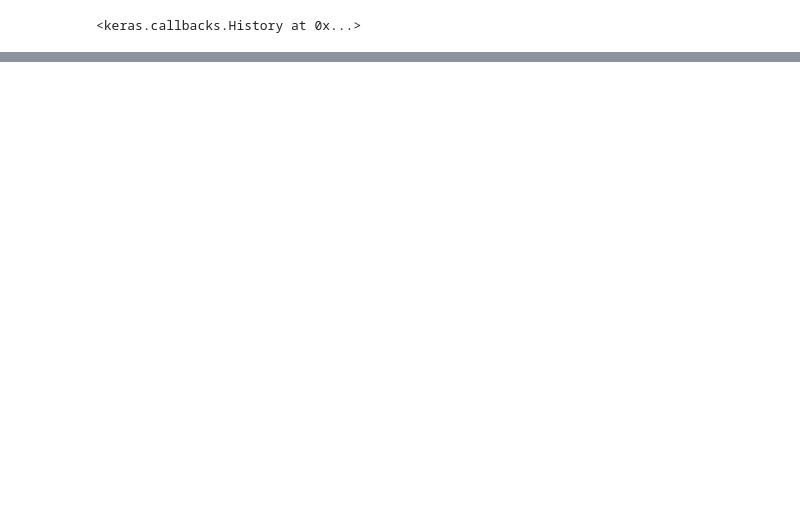
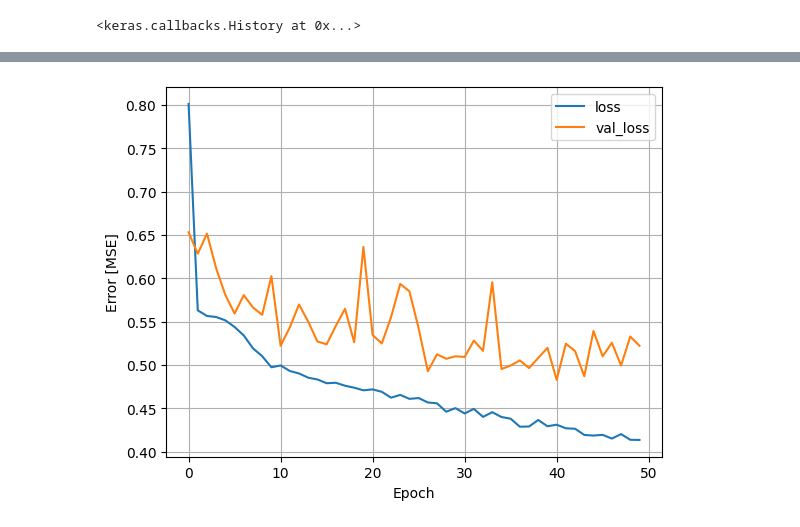
Before and after one commit to tenchipsofsalt/N-ELL-P, a Jupyter notebook: grammar.ipynb, the cells around one changed output, grey strips where cells are left out. Saved outputs shown, nothing was run; the diff lists cells and outputs as text; code cells hidden in the pictures; blank space fills up the shorter version.

```diff
--- a/grammar.ipynb
+++ b/grammar.ipynb
@@ -108,18 +109,21 @@ class EWiDense(tf.keras.layers.Layer):
         self.w1 = self.add_weight(
             shape=[self.embedding_size],
             initializer="ones",
-            trainable=True
+            trainable=True,
+            name='w1'
         )
         # print(tf.shape(self.w1))
         self.w2 = self.add_weight(
             shape=[self.embedding_size],
             initializer="ones",
-            trainable=True
+            trainable=True,
+            name='w2'
         )
         self.b1 = self.add_weight(
             shape=[self.embedding_size],
             initializer="zeros",
-            trainable=True
+            trainable=True,
+            name='b1'
         )
 
     def call(self, data):  # expected x of two embeddings of shape batch_size, seq_len, embedding_size
@@ -172,6 +176,7 @@ class GrammarModel(tf.keras.Model):
         # add encoding layers
         for i in range(self.num_layers):
             x = self.enc_layers[i](x)
+        x = self.dropout(x)
         x = self.pooling(x)
         x = self.layernorm(x)
         return self.dense(x)
@@ -182,13 +187,13 @@ def MCRMSE(y_true, y_pred):
     return tf.reduce_mean(tf.sqrt(mcrmse), axis=-1, keepdims=True)
 # %%
 def create_model():
-    num_layers = 6
+    num_layers = 2
     d_model = 64
     dff = 256
-    num_heads = 8
-    dropout_rate = 0.2
+    num_heads = 4
+    dropout_rate = 0.3
     model = GrammarModel(num_layers, d_model, num_heads, dff, max_text_len, np.array(list(text_vocab)), np.array(list(pos_vocab)), dropout_rate)
-    model.compile(optimizer=tf.keras.optimizers.Adam(1e-5, clipnorm=1), loss=MCRMSE, metrics=MCRMSE, run_eagerly=True)
+    model.compile(optimizer=tf.keras.optimizers.Adam(1e-5, clipnorm=1, amsgrad=True), loss=MCRMSE, metrics=MCRMSE, run_eagerly=True)
     return model
 # %%
 model = create_model()
@@ -232,7 +237,7 @@ _________________________________________________________________
 # import tensorflow as tf
 # print("Num GPUs Available: ", len(tf.config.list_physical_devices('GPU')))
 # %%
-checkpoint_filepath = 'tmp/checkpoint'
+checkpoint_filepath = 'checkpoints_final/'
 model_checkpoint_callback = tf.keras.callbacks.ModelCheckpoint(
     filepath=checkpoint_filepath,
     monitor="val_loss",
@@ -246,7 +251,7 @@ history = model.fit(
                     validation_data = (valid_df[['tokens', 'pos']], valid_df['grammar']),
                     steps_per_epoch= train_df.shape[0]//4,
                     batch_size = 4,
-                    epochs= 100,
+                    epochs= 50,
                     verbose = 1,
                     shuffle= True,
                     callbacks=[model_checkpoint_callback])
@@ -282,0 +313,9 @@ model(tf.expand_dims(tf.convert_to_tensor(train_df.iloc[0][['tokens', 'pos']]),
+# %%
+plt.plot(history.history['loss'], label='loss')
+plt.plot(history.history['val_loss'], label='val_loss')
+plt.xlabel('Epoch')
+plt.ylabel('Error [MSE]')
+plt.legend()
+plt.grid(True)
+# %% [output]
+[figure, added]
```
Also changed, not shown: parts of 9 cells of this notebook, 12 other files.
